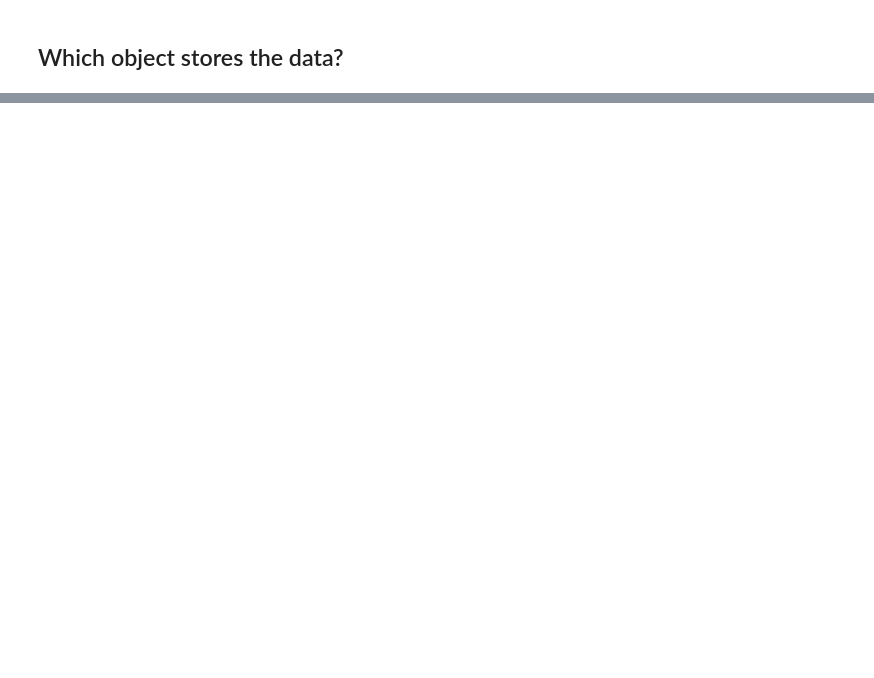
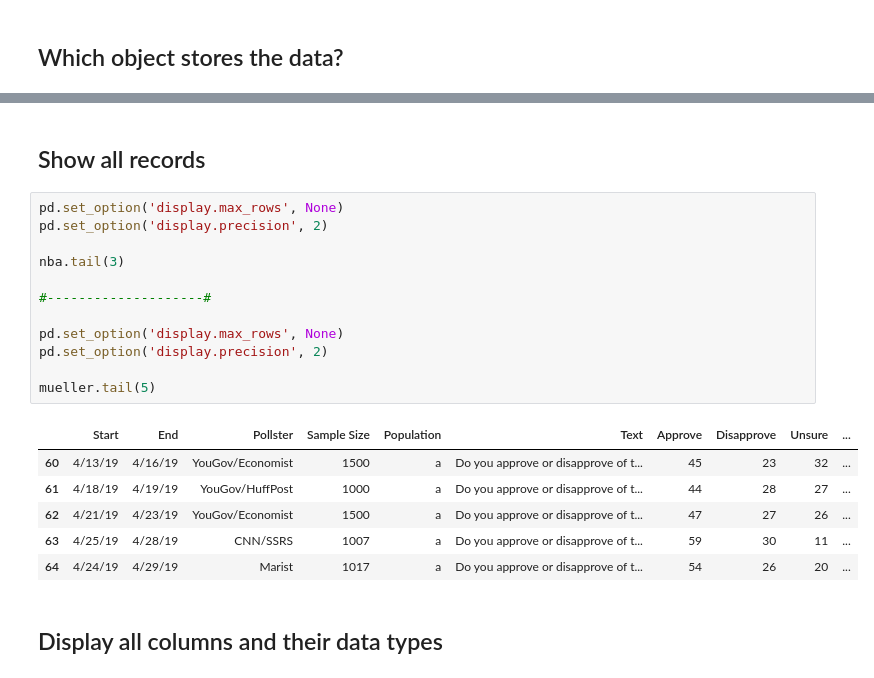
Before and after one commit to ooxiel/OfficePythonProgramming, a Jupyter notebook: Lectures/2023_04_26/10_Pandas.ipynb, the cells around one changed output, grey strips where cells are left out. Saved outputs shown, nothing was run; the diff lists cells and outputs as text; blank space fills up the shorter version.

```diff
--- a/Lectures/2023_04_26/10_Pandas.ipynb
+++ b/Lectures/2023_04_26/10_Pandas.ipynb
@@ -31,0 +101,23 @@ pandas.core.frame.DataFrame
+# %% [markdown]
+## Show all records
+# %%
+pd.set_option('display.max_rows', None)
+pd.set_option('display.precision', 2)
+
+nba.tail(3)
+
+#--------------------#
+
+pd.set_option('display.max_rows', None)
+pd.set_option('display.precision', 2)
+
+mueller.tail(5)
+# %% [output]
+|  | Start | End | Pollster | Sample Size | Population | Text | Approve | Disapprove | Unsure | ... |
+| 60 | 4/13/19 | 4/16/19 | YouGov/Economist | 1500 | a | Do you approve or disapprove of t... | 45 | 23 | 32 | ... |
+| 61 | 4/18/19 | 4/19/19 | YouGov/HuffPost | 1000 | a | Do you approve or disapprove of t... | 44 | 28 | 27 | ... |
+| 62 | 4/21/19 | 4/23/19 | YouGov/Economist | 1500 | a | Do you approve or disapprove of t... | 47 | 27 | 26 | ... |
+| 63 | 4/25/19 | 4/28/19 | CNN/SSRS | 1007 | a | Do you approve or disapprove of t... | 59 | 30 | 11 | ... |
+| 64 | 4/24/19 | 4/29/19 | Marist | 1017 | a | Do you approve or disapprove of t... | 54 | 26 | 20 | ... |
+# %% [markdown]
+## Display all columns and their data types
```
Also changed, not shown: parts of 22 cells of this notebook, 2 other files.
